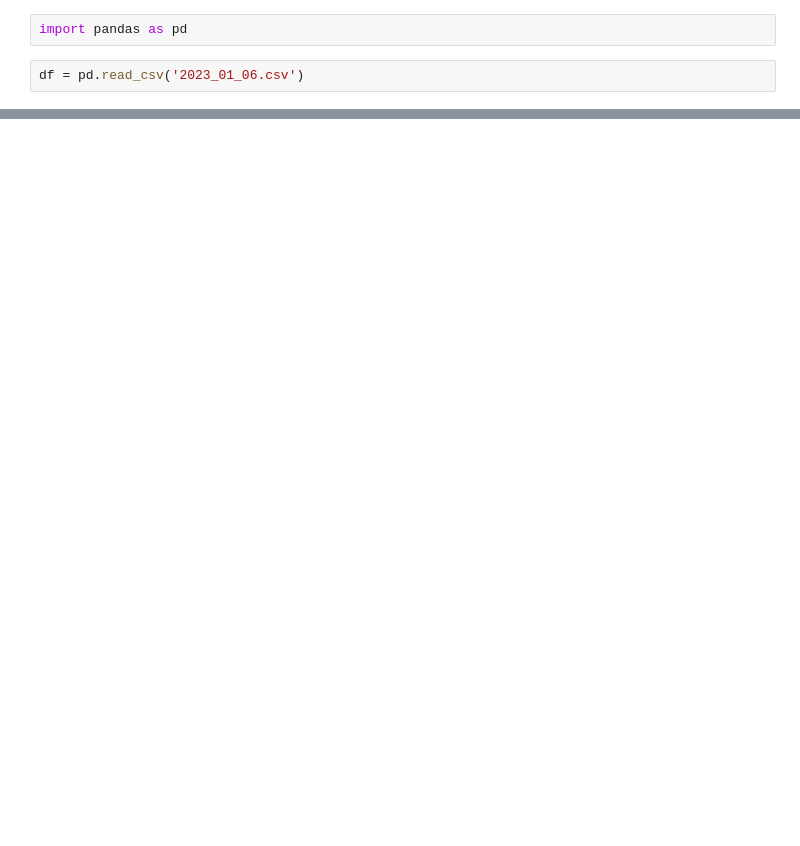
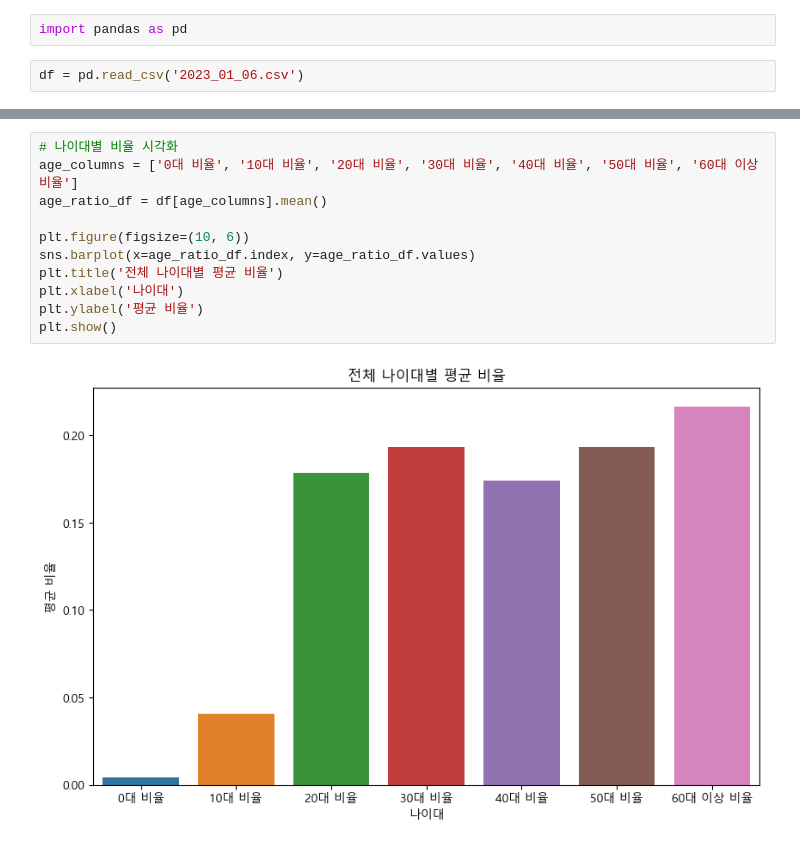
Before and after one commit to Gyuhyeon-Eom/FInal_Project, a Jupyter notebook: Final_proj_gheom2.ipynb, the cells around one changed output, grey strips where cells are left out. Cells and saved outputs as stored; diff of their text form; blank space fills up the shorter version.

```diff
--- a/Final_proj_gheom2.ipynb
+++ b/Final_proj_gheom2.ipynb
@@ -47,0 +47,13 @@ len(final_df)
+# %%
+# 나이대별 비율 시각화
+age_columns = ['0대 비율', '10대 비율', '20대 비율', '30대 비율', '40대 비율', '50대 비율', '60대 이상 비율']
+age_ratio_df = df[age_columns].mean()
+
+plt.figure(figsize=(10, 6))
+sns.barplot(x=age_ratio_df.index, y=age_ratio_df.values)
+plt.title('전체 나이대별 평균 비율')
+plt.xlabel('나이대')
+plt.ylabel('평균 비율')
+plt.show()
+# %% [output]
+[figure, added]
```
Also changed, not shown: parts of 17 cells of this notebook.
